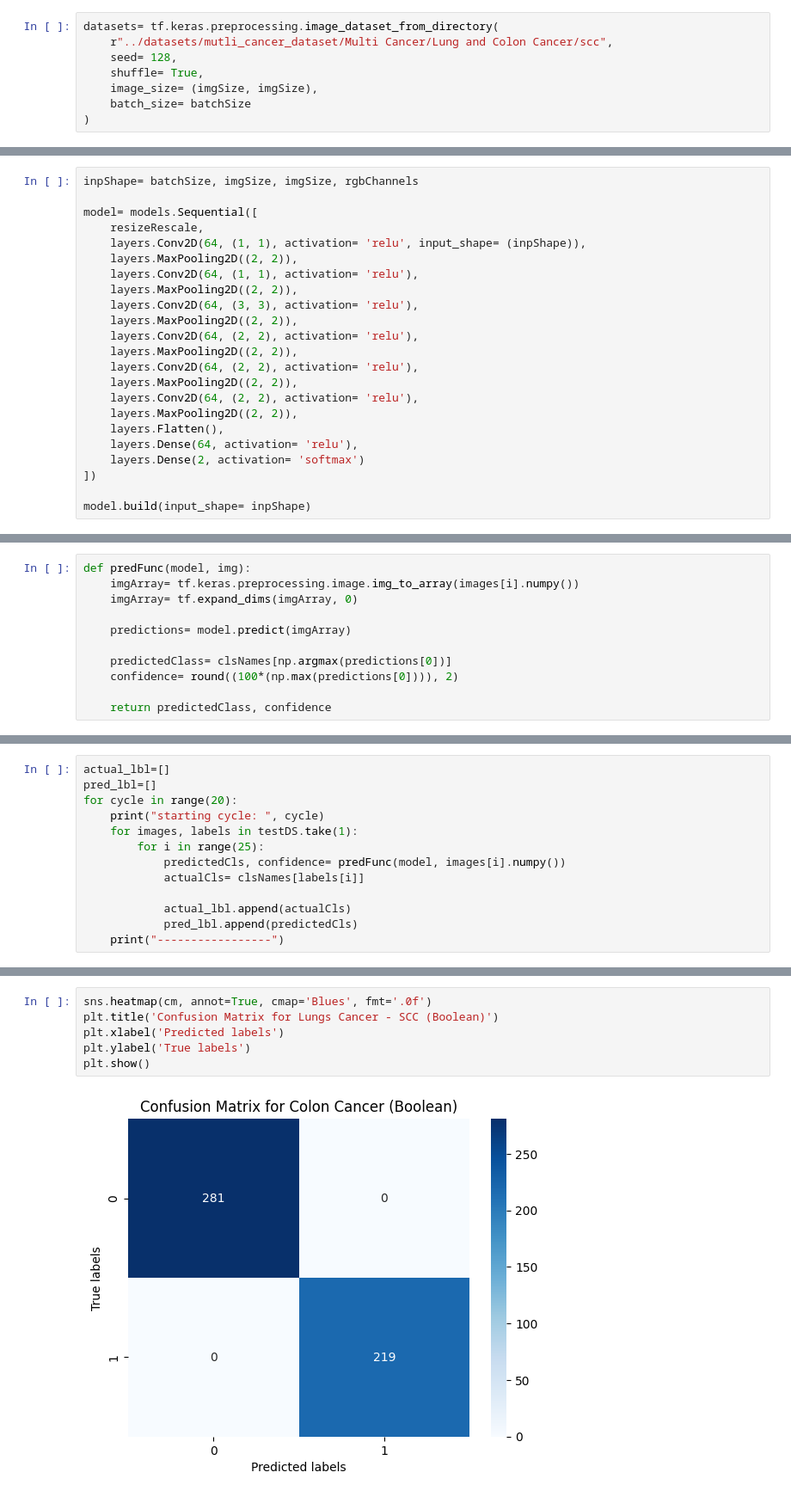
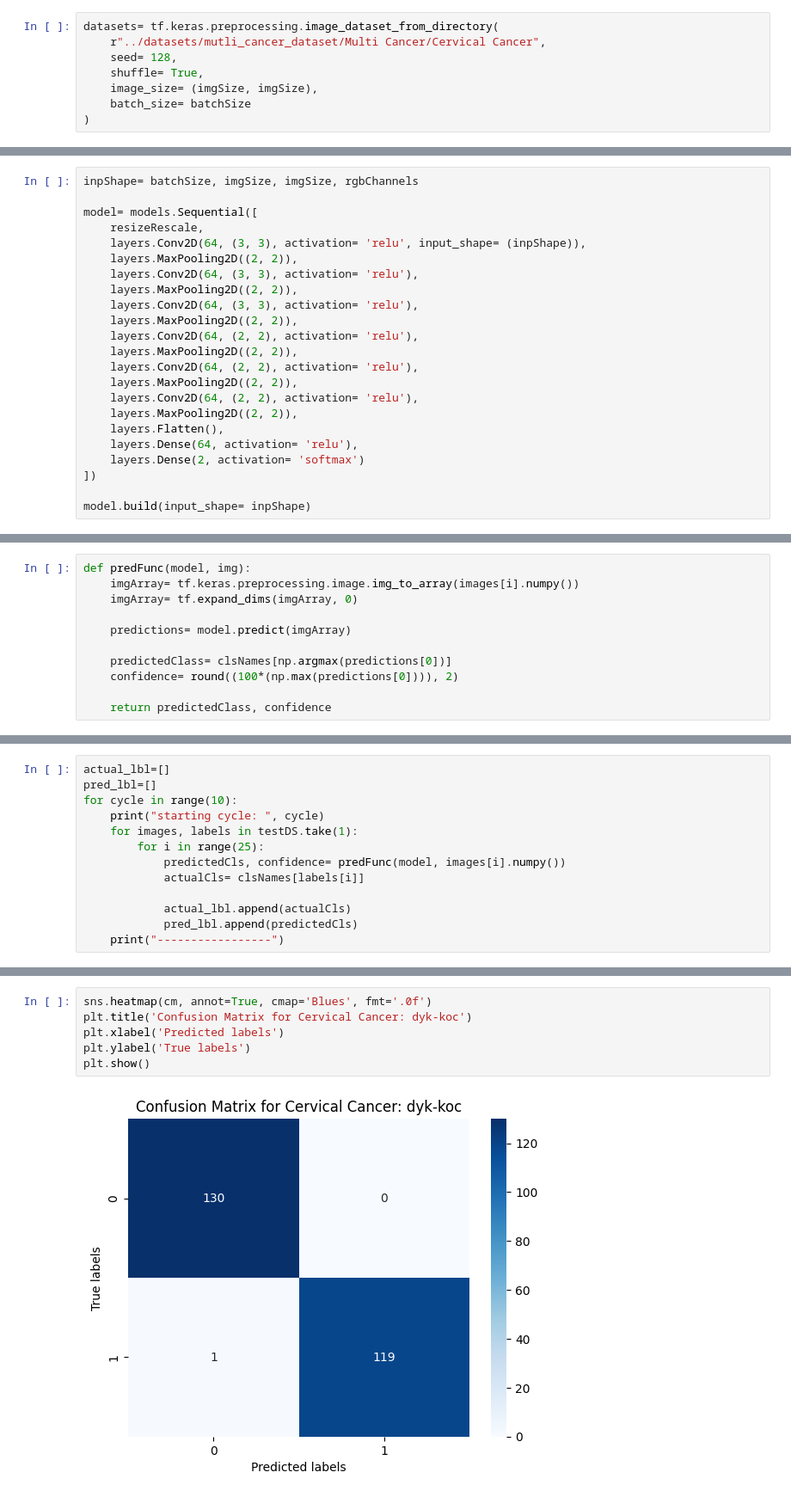
Before and after one commit to rohnsha0/SwasthAI, a Jupyter notebook: notebooks/model.ipynb, the cells around one changed output, grey strips where cells are left out. Shown at 86% size. Saved outputs shown, nothing was run; the diff lists cells and outputs as text.

```diff
--- a/notebooks/model.ipynb
+++ b/notebooks/model.ipynb
@@ -16,7 +16,7 @@ rgbChannels= 3
 EPOCHS= 10
 # %%
 datasets= tf.keras.preprocessing.image_dataset_from_directory(
-    r"../datasets/mutli_cancer_dataset/Multi Cancer/Lung and Colon Cancer/scc",
+    r"../datasets/mutli_cancer_dataset/Multi Cancer/Cervical Cancer",
     seed= 128,
     shuffle= True,
     image_size= (imgSize, imgSize),
@@ -94,9 +94,9 @@ inpShape= batchSize, imgSize, imgSize, rgbChannels
 
 model= models.Sequential([
     resizeRescale,
-    layers.Conv2D(64, (1, 1), activation= 'relu', input_shape= (inpShape)),
+    layers.Conv2D(64, (3, 3), activation= 'relu', input_shape= (inpShape)),
     layers.MaxPooling2D((2, 2)),
-    layers.Conv2D(64, (1, 1), activation= 'relu'),
+    layers.Conv2D(64, (3, 3), activation= 'relu'),
     layers.MaxPooling2D((2, 2)),
     layers.Conv2D(64, (3, 3), activation= 'relu'),
     layers.MaxPooling2D((2, 2)),
@@ -226,7 +226,7 @@ for images, labels in testDS.take(1):
 # %%
 actual_lbl=[]
 pred_lbl=[]
-for cycle in range(20):
+for cycle in range(10):
     print("starting cycle: ", cycle)
     for images, labels in testDS.take(1):
         for i in range(25):
@@ -273,11 +266,11 @@ array([[281,   0],
 # %%
 sns.heatmap(cm, annot=True, cmap='Blues', fmt='.0f')
-plt.title('Confusion Matrix for Lungs Cancer - SCC (Boolean)')
+plt.title('Confusion Matrix for Cervical Cancer: dyk-koc')
 plt.xlabel('Predicted labels')
 plt.ylabel('True labels')
 plt.show()
 # %% [output]
-[figure, old version]
+[figure, new version]
 # %%
 converter= tf.lite.TFLiteConverter.from_keras_model(model)
 tflite_model= converter.convert()
```
Also changed, not shown: parts of 12 cells of this notebook, 1 other file.
